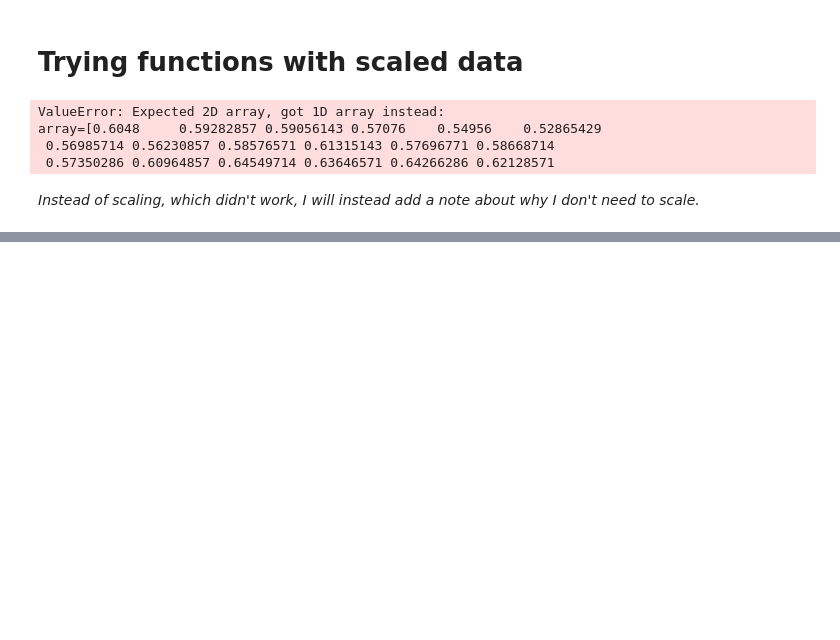
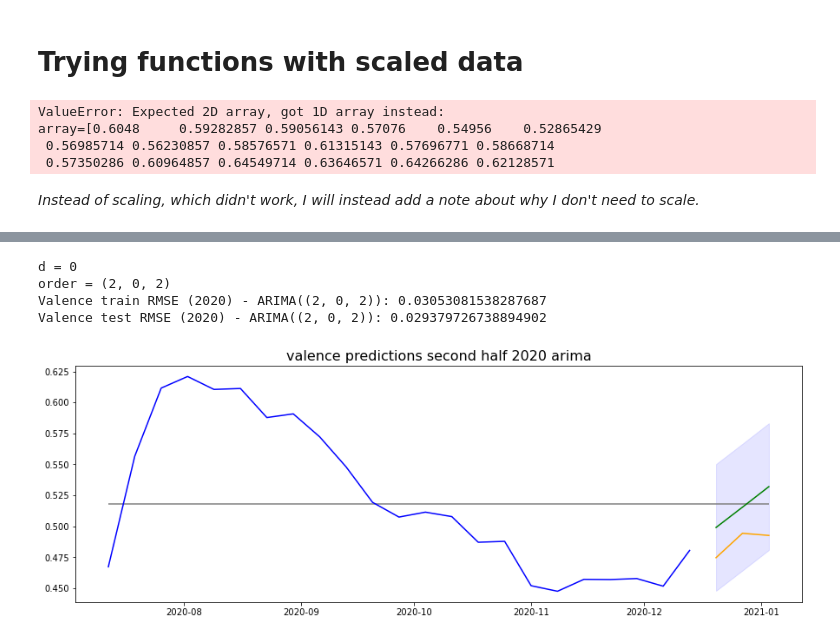
Before and after one commit to EmFib/music_for_the_future, a Jupyter notebook: code/model_benchmarking_2017.ipynb, the cells around one changed output, grey strips where cells are left out. Saved outputs shown, nothing was run; the diff lists cells and outputs as text; code cells hidden in the pictures; blank space fills up the shorter version.

```diff
--- a/code/model_benchmarking_2017.ipynb
+++ b/code/model_benchmarking_2017.ipynb
@@ -1035,0 +1199,8 @@ _Instead of scaling, which didn't work, I will instead add a note about why I do
+# %%
+arima_predict_plot(second_half_2020_it, 'valence', 2020, title = "valence predictions second half 2020 arima")
+# %% [output]
+d = 0
+order = (2, 0, 2)
+Valence train RMSE (2020) - ARIMA((2, 0, 2)): 0.03053081538287687
+Valence test RMSE (2020) - ARIMA((2, 0, 2)): 0.029379726738894902
+[figure, added]
```
Also changed, not shown: parts of 27 cells of this notebook, 22 other files.
